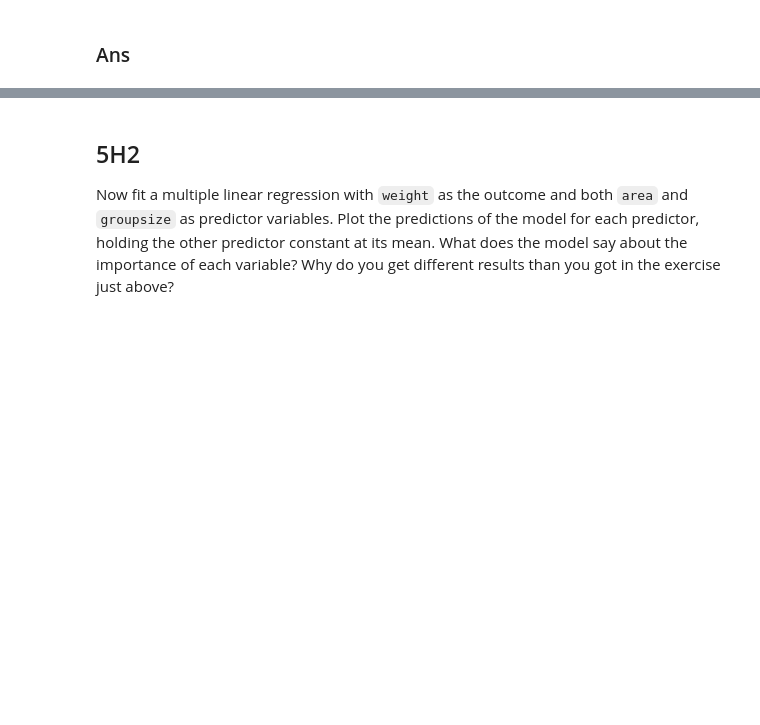
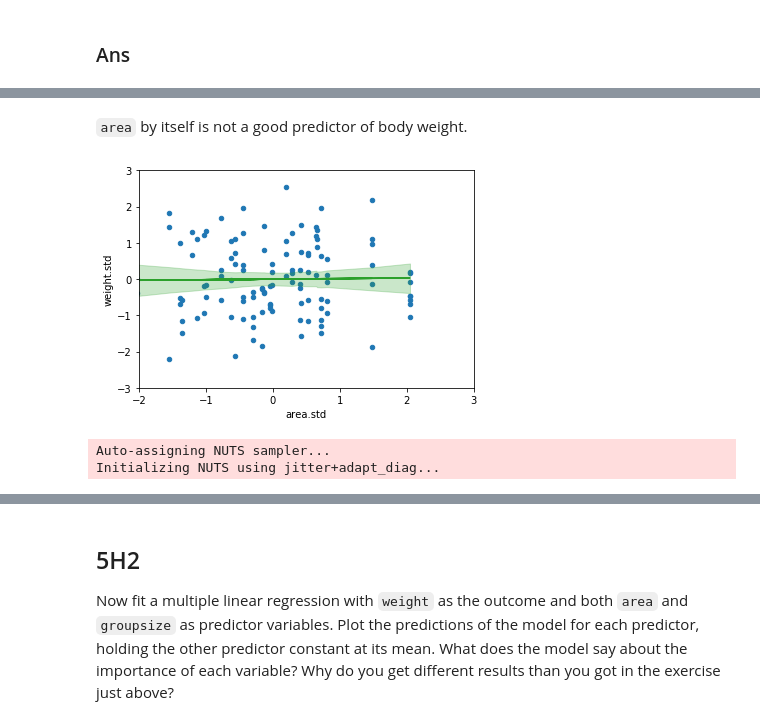
Before and after one commit to Edderic/statistical-rethinking-python-solutions, a Jupyter notebook: ch-5.ipynb, the cells around one changed output, grey strips where cells are left out. Cells and saved outputs as stored; diff of their text form; code cells hidden in the pictures; blank space fills up the shorter version.

```diff
--- a/ch-5.ipynb
+++ b/ch-5.ipynb
@@ -548,0 +634,11 @@ fit two bivariate Gaussian regressions, using `map`: (1) body weight as a linear
+# %% [markdown]
+`area` by itself is not a good predictor of body weight.
+# %%
+mu_hpd = pm.hpd(traces_area_vs_weight_model['mu'])
+foxes_df.plot('area.std', 'weight.std', kind='scatter', xlim = (-2, 3), ylim = (-3, 3))
+idx = np.argsort(foxes_df['area.std'])
+plt.plot(foxes_df['area.std'], traces_area_vs_weight_model['mu'].mean(0), 'C2')
+plt.fill_between(foxes_df['area.std'][idx], mu_hpd[:,0][idx], mu_hpd[:,1][idx],
+                 color='C2', alpha=0.25);
+# %% [output]
+[figure, added]
@@ -548,0 +651,12 @@ fit two bivariate Gaussian regressions, using `map`: (1) body weight as a linear
+# %%
+with pm.Model() as groupsize_vs_weight_model:
+    alpha = pm.Normal('alpha', 0, 2)
+    beta_groupsize = pm.Normal('beta_groupsize', 0, 2)
+    mu = pm.Deterministic('mu', alpha + beta_groupsize * foxes_df['groupsize.std'])
+    sigma = pm.Uniform('sigma', 0, 5)
+
+    weight_hat = pm.Normal('weight_hat', mu, sigma, observed=foxes_df['weight.std'])
+    traces_groupsize_vs_weight_model = pm.sample(1000)
+# %% [output]
+Auto-assigning NUTS sampler...
+Initializing NUTS using jitter+adapt_diag...
```
Also changed, not shown: parts of 44 cells of this notebook.
